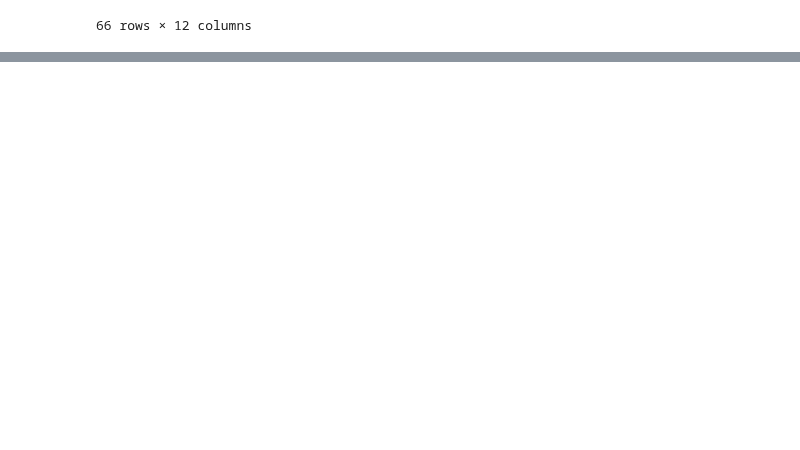
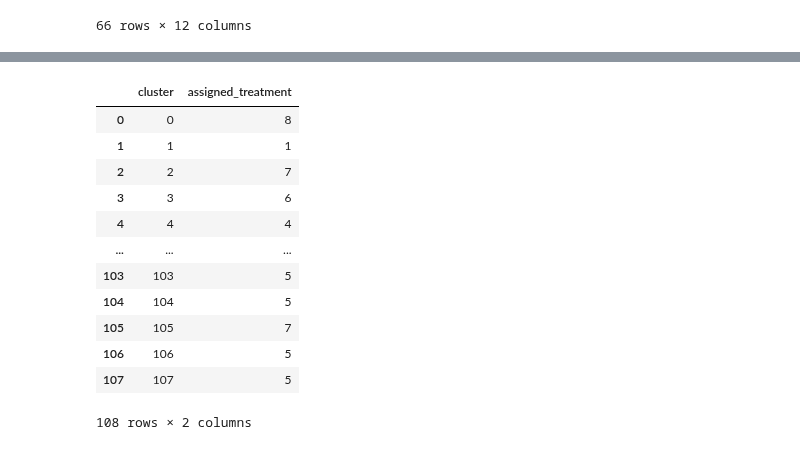
Before and after one commit to JosepVargasf/capstone_g11_2024-2, a Jupyter notebook: Procesamiento de datos/procesamiento.ipynb, the cells around one changed output, grey strips where cells are left out. Saved outputs shown, nothing was run; the diff lists cells and outputs as text; code cells hidden in the pictures; blank space fills up the shorter version.

```diff
--- a/Procesamiento de datos/procesamiento.ipynb
+++ b/Procesamiento de datos/procesamiento.ipynb
@@ -269,2 +106,0 @@ df_informacion_de_clientes['tasa de concresion'] = df_informacion_de_clientes['c
-# %%
-df_informacion_de_clientes['tasa de concresion'].fillna(0, inplace=True)
@@ -316,2 +106,0 @@ df_informacion_clientes_clusterizar
-# %%
-df_simulaciones_e_informacion_de_clientes_ventas['venta'].fillna(0, inplace=True)
@@ -866,7 +532,7 @@ capacidad_ejecutivos = 205000
 
 # Step 1: Load and map 'tratamiento_id' in the probabilities data
 print("Loading and processing probabilities data...")
-df_probabilities = pd.read_csv(probabilities_file)
+df_probabilities = df_probabilities_treatment
 df_probabilities['tratamiento_id'] = df_probabilities['Tratamiento'].map(tratamiento_map)
 
 # Step 2: Create 'tratamientos' list and merge with rut_info
@@ -874,12 +540,12 @@ print("Merging probabilities with rut_info...")
 df_probabilities['tratamientos'] = df_probabilities[['probabilidad_simular', 'tratamiento_id']].values.tolist()
 grouped_prob = df_probabilities.groupby('categoria_clusterizacion_numerica')['tratamientos'].apply(list).reset_index()
 
-df_rut_info = pd.read_csv(rut_info_file)
+df_rut_info = df_rut_info
 df_rut_info = df_rut_info.merge(grouped_prob, on='categoria_clusterizacion_numerica', how='left')
 
 # Step 3: Merge rut_info with cluster_info
 print("Merging rut_info with cluster_info...")
-df_cluster_info = pd.read_csv(cluster_info_file)
+df_cluster_info = df_cluster_info
 df_rut_info = df_rut_info.merge(df_cluster_info, on='categoria_clusterizacion_numerica', how='left')
 
 # Step 4: Calculate 'RC'
@@ -1171,0 +947,21 @@ TypeError: can't multiply sequence by non-int of type 'numpy.float64'
+# %%
+# Convert resultados_por_cluster dictionary to a DataFrame
+df_resultados_por_cluster = pd.DataFrame(list(resultados_por_cluster.items()), columns=["cluster", "assigned_treatment"])
+
+# Display the DataFrame to the user
+
+df_resultados_por_cluster
+# %% [output]
+|  | cluster | assigned_treatment |
+| 0 | 0 | 8 |
+| 1 | 1 | 1 |
+| 2 | 2 | 7 |
+| 3 | 3 | 6 |
+| 4 | 4 | 4 |
+| ... | ... | ... |
+| 103 | 103 | 5 |
+| 104 | 104 | 5 |
+| 105 | 105 | 7 |
+| 106 | 106 | 5 |
+| 107 | 107 | 5 |
+108 rows × 2 columns
```
Also changed, not shown: parts of 74 cells of this notebook.
